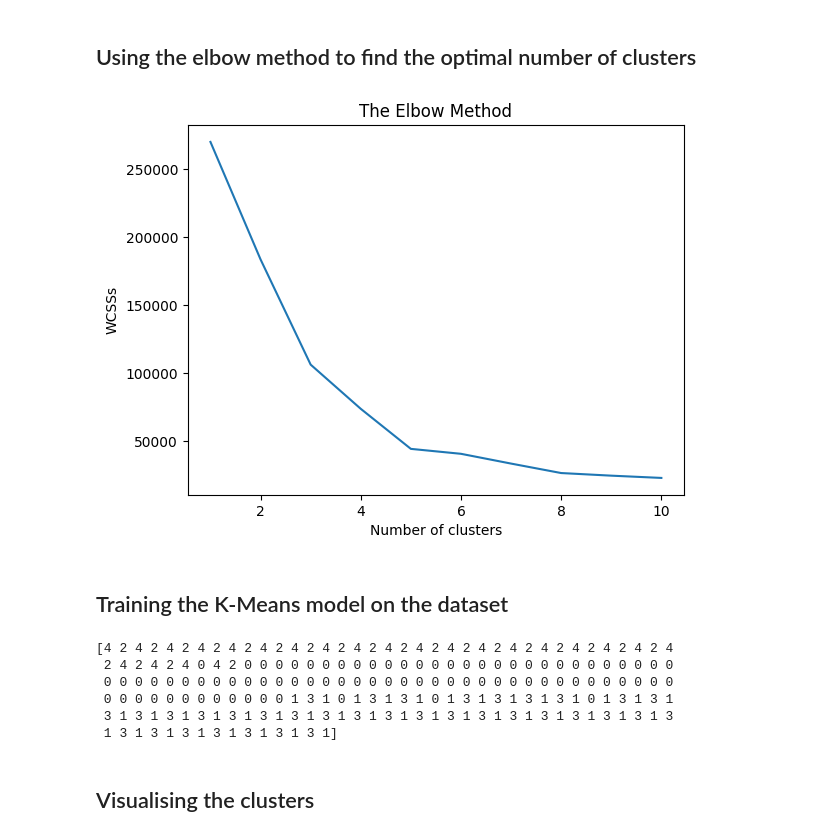
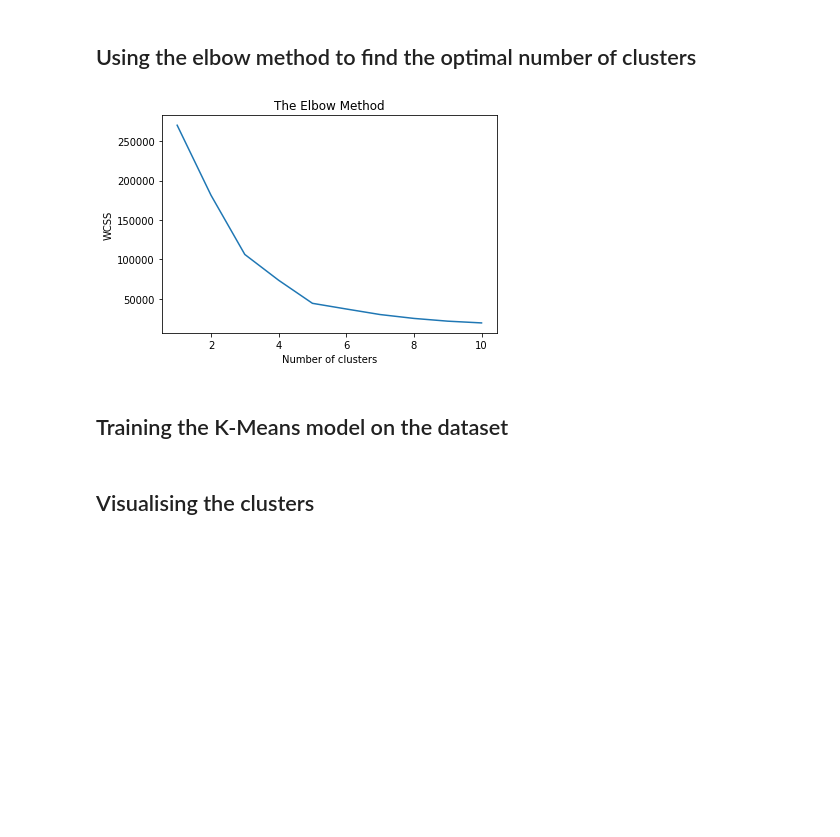
Before and after one commit to sohagalam2/Machine-Learning, a Jupyter notebook: k_means_clustering_s.ipynb, the cells around one changed output. Drawn from its saved outputs; the diff is of its cells as text; code cells hidden in the pictures; blank space fills up the shorter version.

```diff
--- a/k_means_clustering_s.ipynb
+++ b/k_means_clustering_s.ipynb
@@ -18,17 +18,17 @@ X = dataset.iloc[:, [3, 4]].values
 # %%
 from sklearn.cluster import KMeans
 wcss = []
 for i in range(1, 11):
-  kmeans = KMeans(n_clusters=i, init= 'k-means++', random_state= 42)
-  kmeans.fit(X)
-  wcss.append(kmeans.inertia_) #attribute from object of a class
-plt.plot(range(1,11), wcss)
-plt.title("The Elbow Method")
-plt.xlabel("Number of clusters")
-plt.ylabel("WCSSs")
+    kmeans = KMeans(n_clusters = i, init = 'k-means++', random_state = 42)
+    kmeans.fit(X)
+    wcss.append(kmeans.inertia_)
+plt.plot(range(1, 11), wcss)
+plt.title('The Elbow Method')
+plt.xlabel('Number of clusters')
+plt.ylabel('WCSS')
 plt.show()
 # %% [output]
-[figure, old version]
+[figure, new version]
 # %% [markdown]
 ## Training the K-Means model on the dataset
 # %%
@@ -36,13 +36,4 @@ kmeans = KMeans(n_clusters=5, init= 'k-means++', random_state= 42)
 y_kmeans = kmeans.fit_predict(X)
-# %%
-print(y_kmeans)
-# %% [output]
-[4 2 4 2 4 2 4 2 4 2 4 2 4 2 4 2 4 2 4 2 4 2 4 2 4 2 4 2 4 2 4 2 4 2 4 2 4
- 2 4 2 4 2 4 0 4 2 0 0 0 0 0 0 0 0 0 0 0 0 0 0 0 0 0 0 0 0 0 0 0 0 0 0 0 0
- 0 0 0 0 0 0 0 0 0 0 0 0 0 0 0 0 0 0 0 0 0 0 0 0 0 0 0 0 0 0 0 0 0 0 0 0 0
- 0 0 0 0 0 0 0 0 0 0 0 0 1 3 1 0 1 3 1 3 1 0 1 3 1 3 1 3 1 3 1 0 1 3 1 3 1
- 3 1 3 1 3 1 3 1 3 1 3 1 3 1 3 1 3 1 3 1 3 1 3 1 3 1 3 1 3 1 3 1 3 1 3 1 3
- 1 3 1 3 1 3 1 3 1 3 1 3 1 3 1]
 # %% [markdown]
 ## Visualising the clusters
 # %%
```
Also changed, not shown: parts of 3 cells of this notebook.
